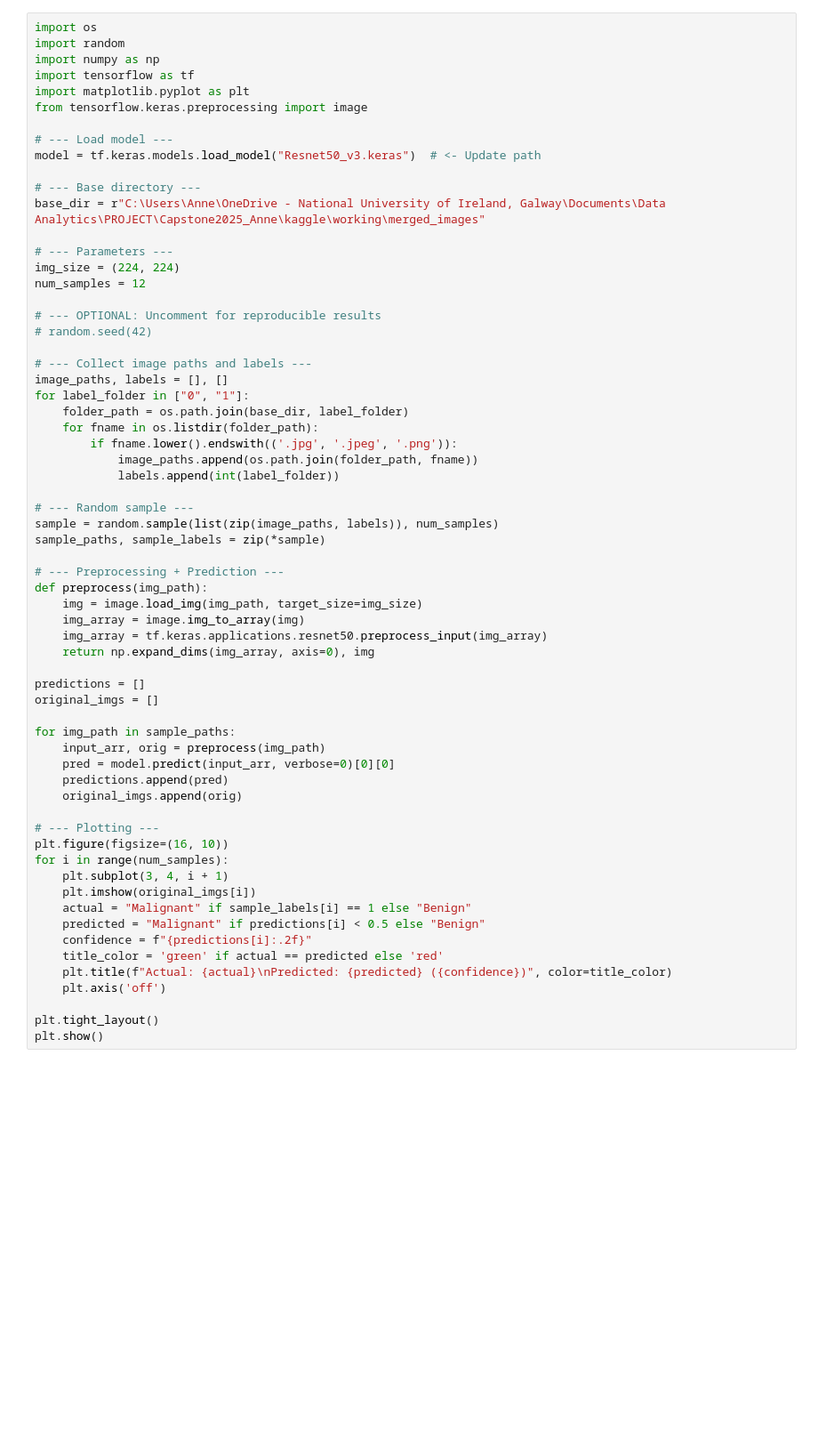
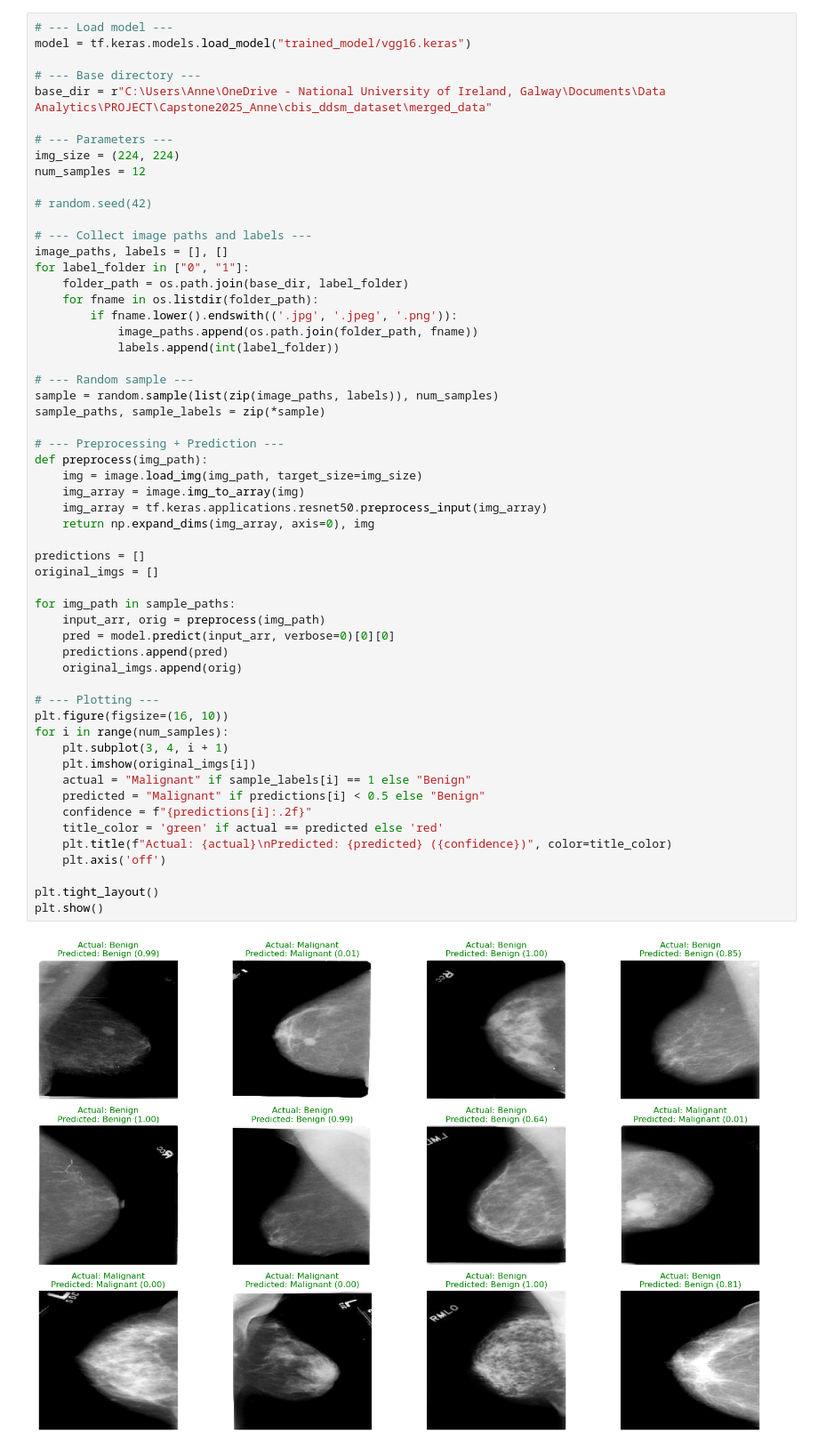
Before and after one commit to annerachelpinto/Capstone2025_Anne, a Jupyter notebook: vgg16.ipynb, the cells around one changed output. Shown at 89% size. Drawn from its saved outputs; the diff is of its cells as text; blank space fills up the shorter version.

```diff
--- a/vgg16.ipynb
+++ b/vgg16.ipynb
@@ -332,22 +136,14 @@ trymodel_vgg16 = load_model('model_vgg16.keras')
 # %%
-import os
-import random
-import numpy as np
-import tensorflow as tf
-import matplotlib.pyplot as plt
-from tensorflow.keras.preprocessing import image
-
 # --- Load model ---
-model = tf.keras.models.load_model("Resnet50_v3.keras")  # <- Update path
+model = tf.keras.models.load_model("trained_model/vgg16.keras")
 
 # --- Base directory ---
-base_dir = r"C:\Users\Anne\OneDrive - National University of Ireland, Galway\Documents\Data Analytics\PROJECT\Capstone2025_Anne\kaggle\working\merged_images"
+base_dir = r"C:\Users\Anne\OneDrive - National University of Ireland, Galway\Documents\Data Analytics\PROJECT\Capstone2025_Anne\cbis_ddsm_dataset\merged_data"
 
 # --- Parameters ---
 img_size = (224, 224)
 num_samples = 12
 
-# --- OPTIONAL: Uncomment for reproducible results
 # random.seed(42)
 
 # --- Collect image paths and labels ---
@@ -366,30 +162,32 @@ sample_paths, sample_labels = zip(*sample)
 # --- Preprocessing + Prediction ---
 def preprocess(img_path):
     img = image.load_img(img_path, target_size=img_size)
     img_array = image.img_to_array(img)
     img_array = tf.keras.applications.resnet50.preprocess_input(img_array)
     return np.expand_dims(img_array, axis=0), img
 
 predictions = []
 original_imgs = []
 
 for img_path in sample_paths:
     input_arr, orig = preprocess(img_path)
     pred = model.predict(input_arr, verbose=0)[0][0]
     predictions.append(pred)
     original_imgs.append(orig)
 
 # --- Plotting ---
 plt.figure(figsize=(16, 10))
 for i in range(num_samples):
     plt.subplot(3, 4, i + 1)
     plt.imshow(original_imgs[i])
     actual = "Malignant" if sample_labels[i] == 1 else "Benign"
     predicted = "Malignant" if predictions[i] < 0.5 else "Benign"
     confidence = f"{predictions[i]:.2f}"
     title_color = 'green' if actual == predicted else 'red'
     plt.title(f"Actual: {actual}\nPredicted: {predicted} ({confidence})", color=title_color)
     plt.axis('off')
 
 plt.tight_layout()
 plt.show()
+# %% [output]
+[figure, added]
```
Also changed, not shown: parts of 10 cells of this notebook, 10 other files.
